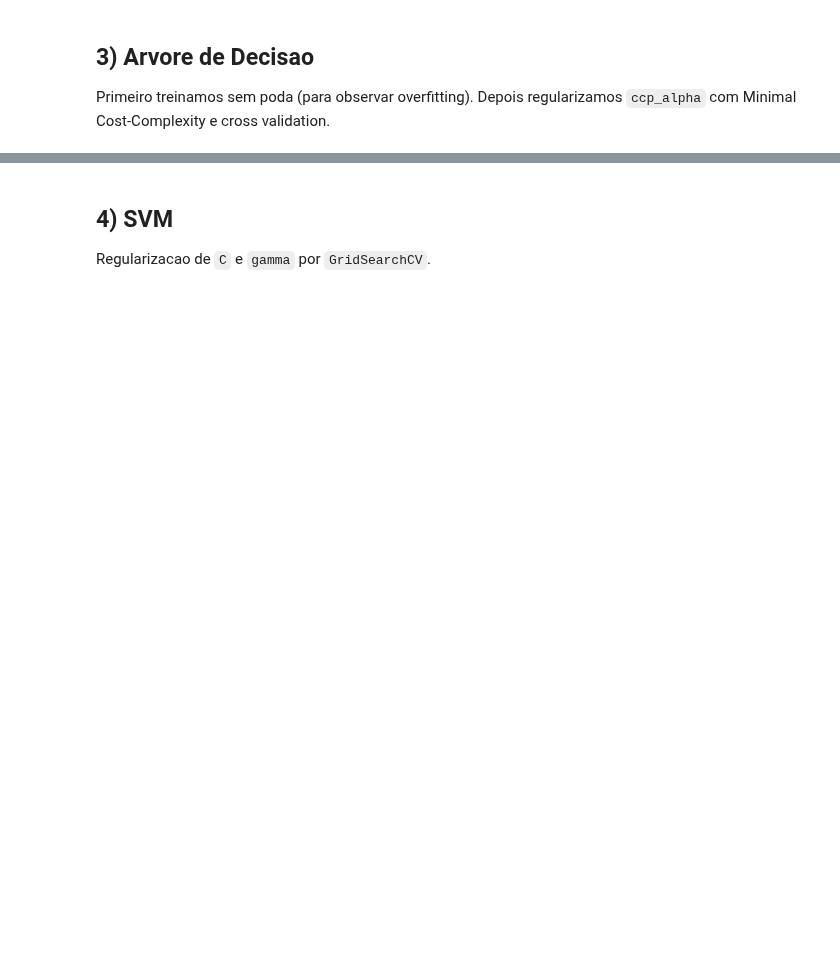
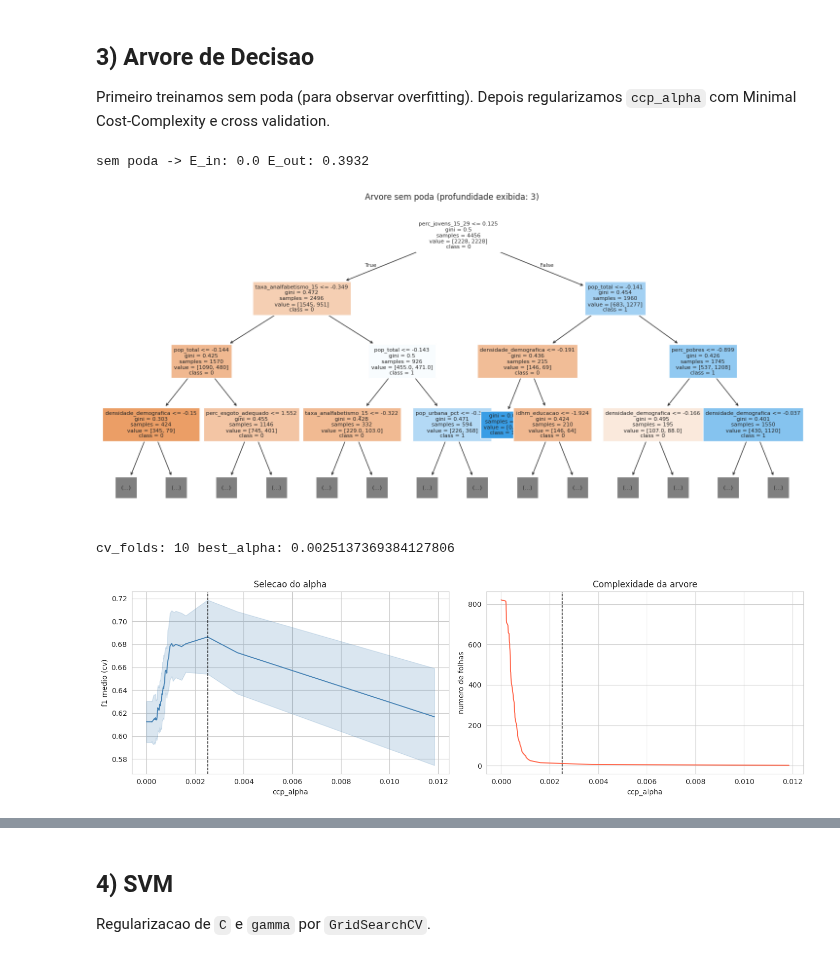
Before and after one commit to gabriel-ngrs/socio_violence_predictor, a Jupyter notebook: notebooks/02_modelagem_e_validacao.ipynb, the cells around one changed output, grey strips where cells are left out. Cells and saved outputs as stored; diff of their text form; code cells hidden in the pictures; blank space fills up the shorter version.

```diff
--- a/notebooks/02_modelagem_e_validacao.ipynb
+++ b/notebooks/02_modelagem_e_validacao.ipynb
@@ -138,41 +173,59 @@ tree_raw.fit(X_train, y_train)
 tree_raw_train_pred = tree_raw.predict(X_train)
 tree_raw_test_pred = tree_raw.predict(X_test)
 tree_raw_ein, tree_raw_eout = calc_ein_eout(y_train, tree_raw_train_pred, y_test, tree_raw_test_pred)
 print("sem poda -> E_in:", round(tree_raw_ein, 4), "E_out:", round(tree_raw_eout, 4))
 
 fig, ax = plt.subplots(figsize=(15, 7))
 plot_tree(tree_raw, max_depth=3, filled=True, feature_names=feature_names, class_names=["0", "1"], fontsize=8, ax=ax)
 ax.set_title("Arvore sem poda (profundidade exibida: 3)")
 plt.tight_layout()
 fig.savefig(FIGURES_DIR / "tree_unpruned_depth3.png", dpi=130)
 plt.show()
 
 cv_folds = 10 if len(y_train) >= 2000 else 5
 path = tree_raw.cost_complexity_pruning_path(X_train, y_train)
 alphas = path.ccp_alphas[:-1]
 if len(alphas) > 120:
     idx = np.linspace(0, len(alphas) - 1, 120).astype(int)
     alphas = np.unique(alphas[idx])
 
 cv_scores = []
+cv_std = []
+leaf_counts = []
 for alpha in alphas:
     tree_tmp = DecisionTreeClassifier(random_state=SEED, ccp_alpha=float(alpha))
-    score = cross_val_score(tree_tmp, X_train, y_train, cv=cv_folds, scoring="f1", n_jobs=-1).mean()
-    cv_scores.append(score)
+    scores = cross_val_score(tree_tmp, X_train, y_train, cv=cv_folds, scoring="f1", n_jobs=-1)
+    cv_scores.append(scores.mean())
+    cv_std.append(scores.std())
+    tree_tmp.fit(X_train, y_train)
+    leaf_counts.append(tree_tmp.get_n_leaves())
 
 best_idx = int(np.argmax(cv_scores))
 best_alpha = float(alphas[best_idx])
 print("cv_folds:", cv_folds, "best_alpha:", best_alpha)
 
-fig, ax = plt.subplots(figsize=(8, 4))
-ax.plot(alphas, cv_scores, marker="o", linewidth=1)
-ax.axvline(best_alpha, color="black", linestyle="--", linewidth=1)
-ax.set_xlabel("ccp_alpha")
-ax.set_ylabel("f1 medio (cv)")
-ax.set_title("Poda por Minimal Cost-Complexity")
+fig, ax = plt.subplots(1, 2, figsize=(14, 4.5))
+ax[0].plot(alphas, cv_scores, color="steelblue", linewidth=1.4)
+ax[0].fill_between(alphas, np.array(cv_scores) - np.array(cv_std), np.array(cv_scores) + np.array(cv_std), alpha=0.2, color="steelblue")
+ax[0].axvline(best_alpha, color="black", linestyle="--", linewidth=1)
+ax[0].set_xlabel("ccp_alpha")
+ax[0].set_ylabel("f1 medio (cv)")
+ax[0].set_title("Selecao do alpha")
+
+ax[1].plot(alphas, leaf_counts, color="tomato", linewidth=1.4)
+ax[1].axvline(best_alpha, color="black", linestyle="--", linewidth=1)
+ax[1].set_xlabel("ccp_alpha")
+ax[1].set_ylabel("numero de folhas")
+ax[1].set_title("Complexidade da arvore")
+
 plt.tight_layout()
 fig.savefig(FIGURES_DIR / "tree_alpha_cv.png", dpi=130)
 plt.show()
+# %% [output]
+sem poda -> E_in: 0.0 E_out: 0.3932
+[figure, added]
+cv_folds: 10 best_alpha: 0.0025137369384127806
+[figure, added]
 # %%
 tree = DecisionTreeClassifier(random_state=SEED, ccp_alpha=best_alpha)
 tree.fit(X_train, y_train)
```
Also changed, not shown: parts of 10 cells of this notebook, 5 other files.
